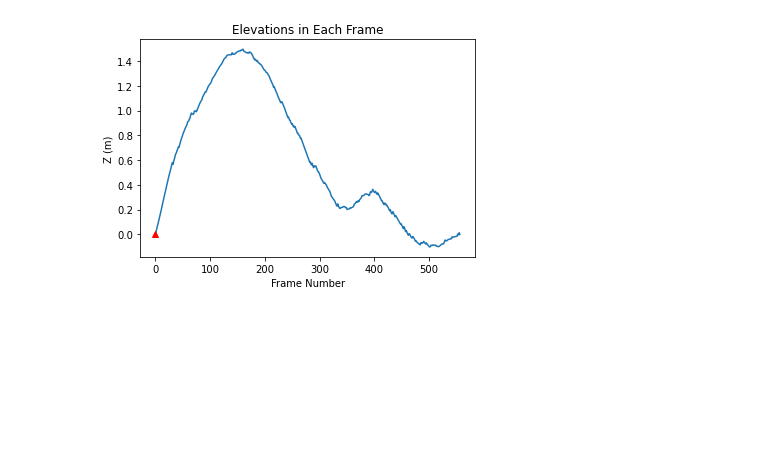
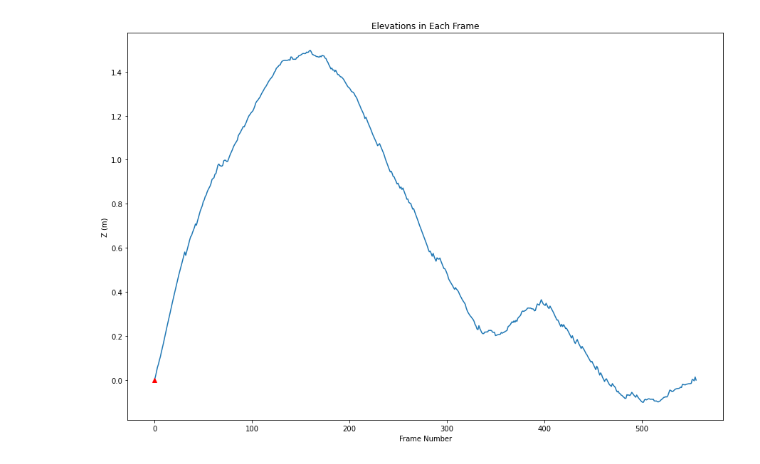
Before and after one commit to Tomas-Cossarin/Visual-Odometry-with-Monocular-Camera, a Jupyter notebook: visual_odometry_with_monocular_camera.ipynb, the cells around one changed output. Cells and saved outputs as stored; diff of their text form; code cells hidden in the pictures; blank space fills up the shorter version.

```diff
--- a/visual_odometry_with_monocular_camera.ipynb
+++ b/visual_odometry_with_monocular_camera.ipynb
@@ -260,10 +272,11 @@ plot_poses_3D(x_vals, y_vals, z_vals)
 # %%
 # Plot elevation of each frame
+plt.figure(figsize=(15,10))
 plt.plot(range(len(x_vals)), z_vals)
 plt.plot(0, 0, '^r')
 plt.xlabel('Frame Number')
 plt.ylabel('Z (m)')
 plt.title('Elevations in Each Frame')
 plt.show()
 # %% [output]
-[figure, old version]
+[figure, new version]
```
Also changed, not shown: parts of 4 cells of this notebook, 4 other files.
